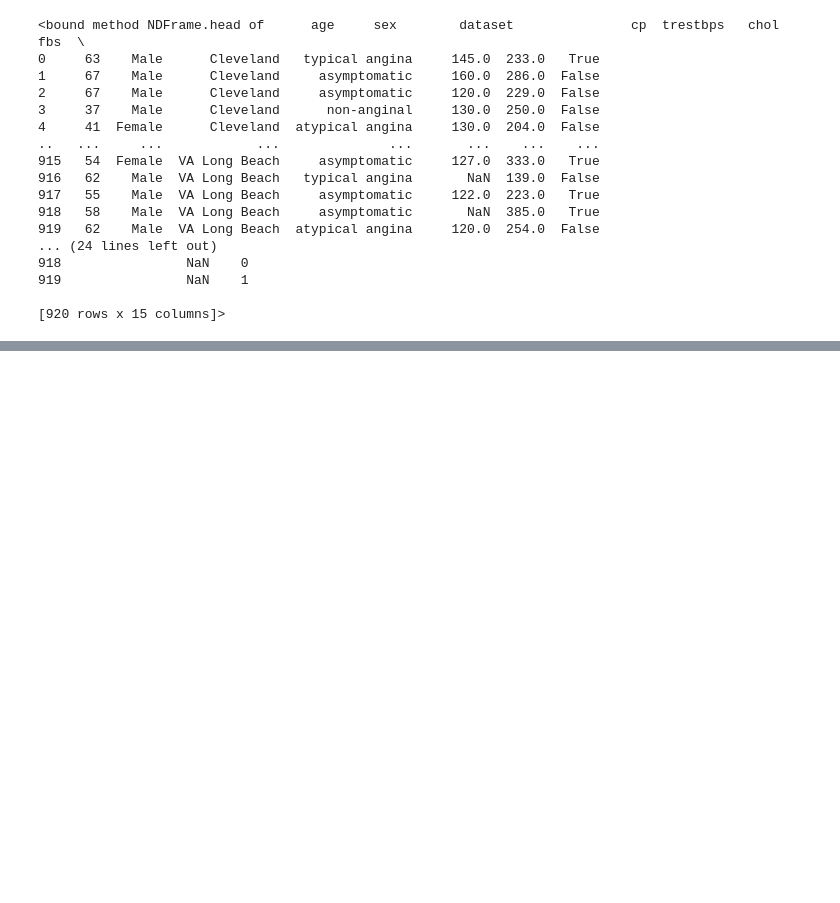
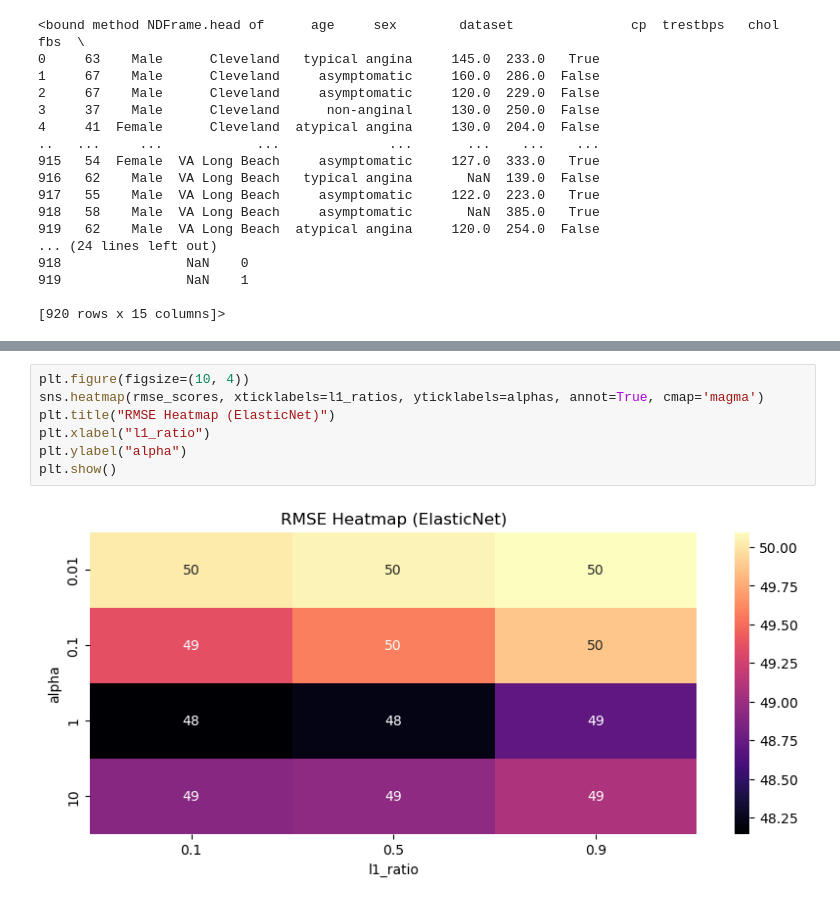
Before and after one commit to aryanrathod23/ML-Bioinformatics-Assignment2, a Jupyter notebook: testing.ipynb, the cells around one changed output, grey strips where cells are left out. Saved outputs shown, nothing was run; the diff lists cells and outputs as text; blank space fills up the shorter version.

```diff
--- a/testing.ipynb
+++ b/testing.ipynb
@@ -214,0 +105,9 @@ Confusion Matrix:
+# %%
+plt.figure(figsize=(10, 4))
+sns.heatmap(rmse_scores, xticklabels=l1_ratios, yticklabels=alphas, annot=True, cmap='magma')
+plt.title("RMSE Heatmap (ElasticNet)")
+plt.xlabel("l1_ratio")
+plt.ylabel("alpha")
+plt.show()
+# %% [output]
+[figure, added]
```
Also changed, not shown: parts of 10 cells of this notebook.
